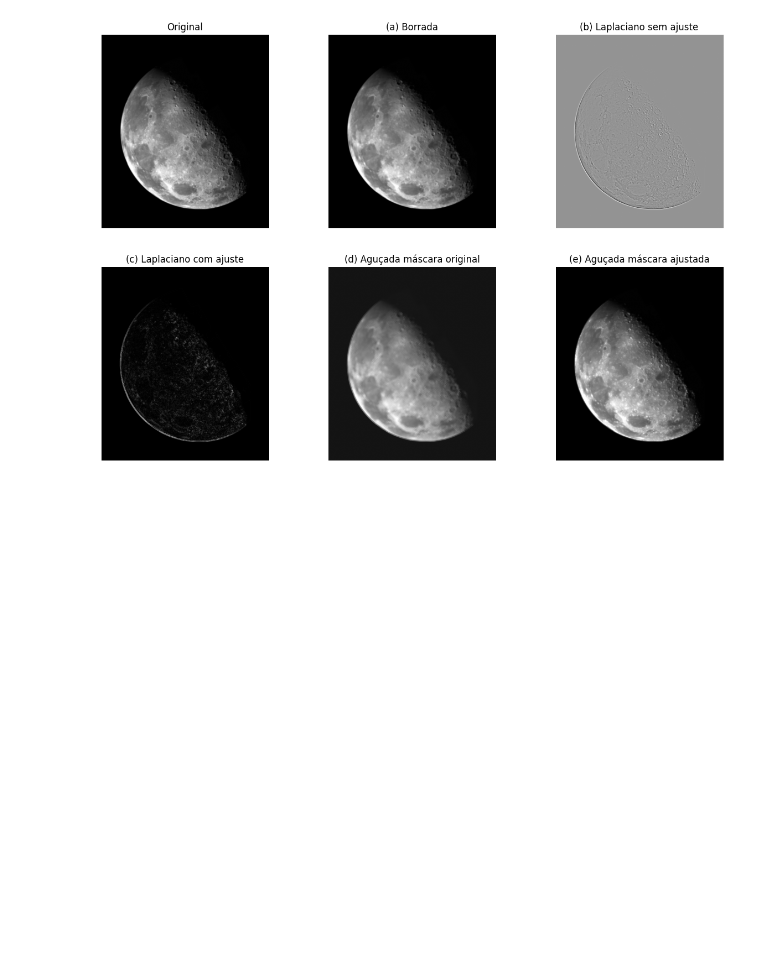
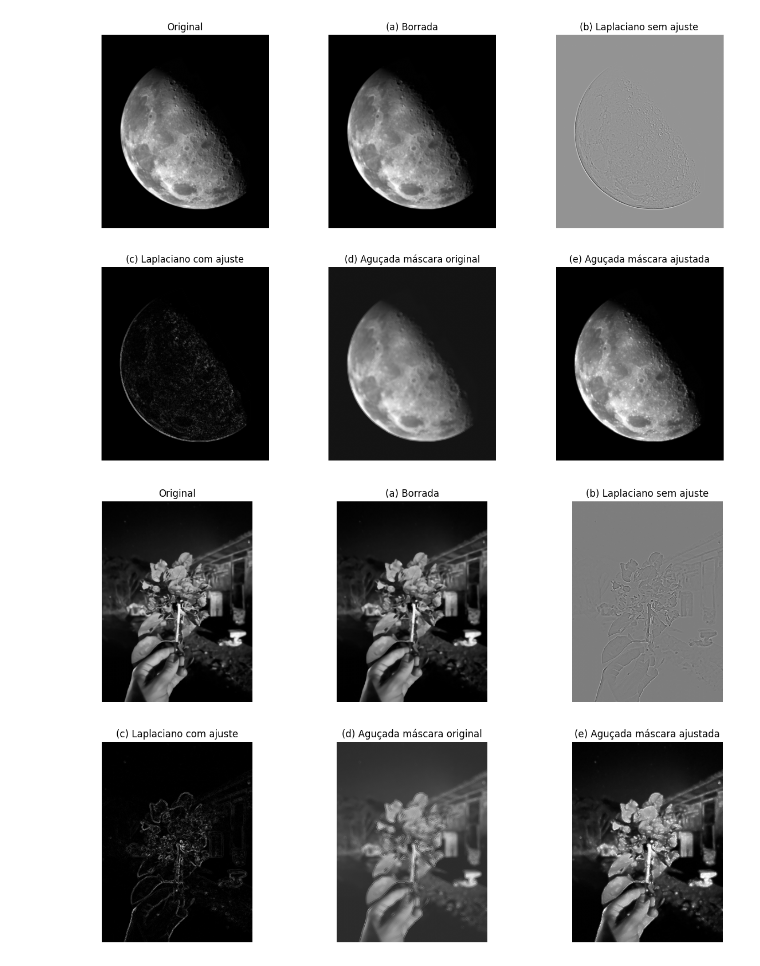
Before and after one commit to laerteluizf/Proc_Imagens_2025_2, a Jupyter notebook: Proc_Imagens_3_Tarefa_8.ipynb, the cells around one changed output. Drawn from its saved outputs; the diff is of its cells as text; code cells hidden in the pictures; blank space fills up the shorter version.

```diff
--- a/Proc_Imagens_3_Tarefa_8.ipynb
+++ b/Proc_Imagens_3_Tarefa_8.ipynb
@@ -111,3 +111,15 @@ tamanho_kernel = 3
 agucamento_laplaciano(imagem_ori, tamanho_kernel)
 # %% [output]
 [figure]
+# %%
+caminho_imgagem = '/content/drive/MyDrive/Proc de Imagens 2025 2/Imagem Cinza/flor_o_n_5.jpeg'
+
+imagem_ori = cv2.imread(caminho_imgagem, cv2.COLOR_BGR2GRAY)
+imagem_red = imutils.resize(imagem_ori, height=400)
+
+
+tamanho_kernel = 3
+
+agucamento_laplaciano(imagem_red, tamanho_kernel)
+# %% [output]
+[figure, added]
```
